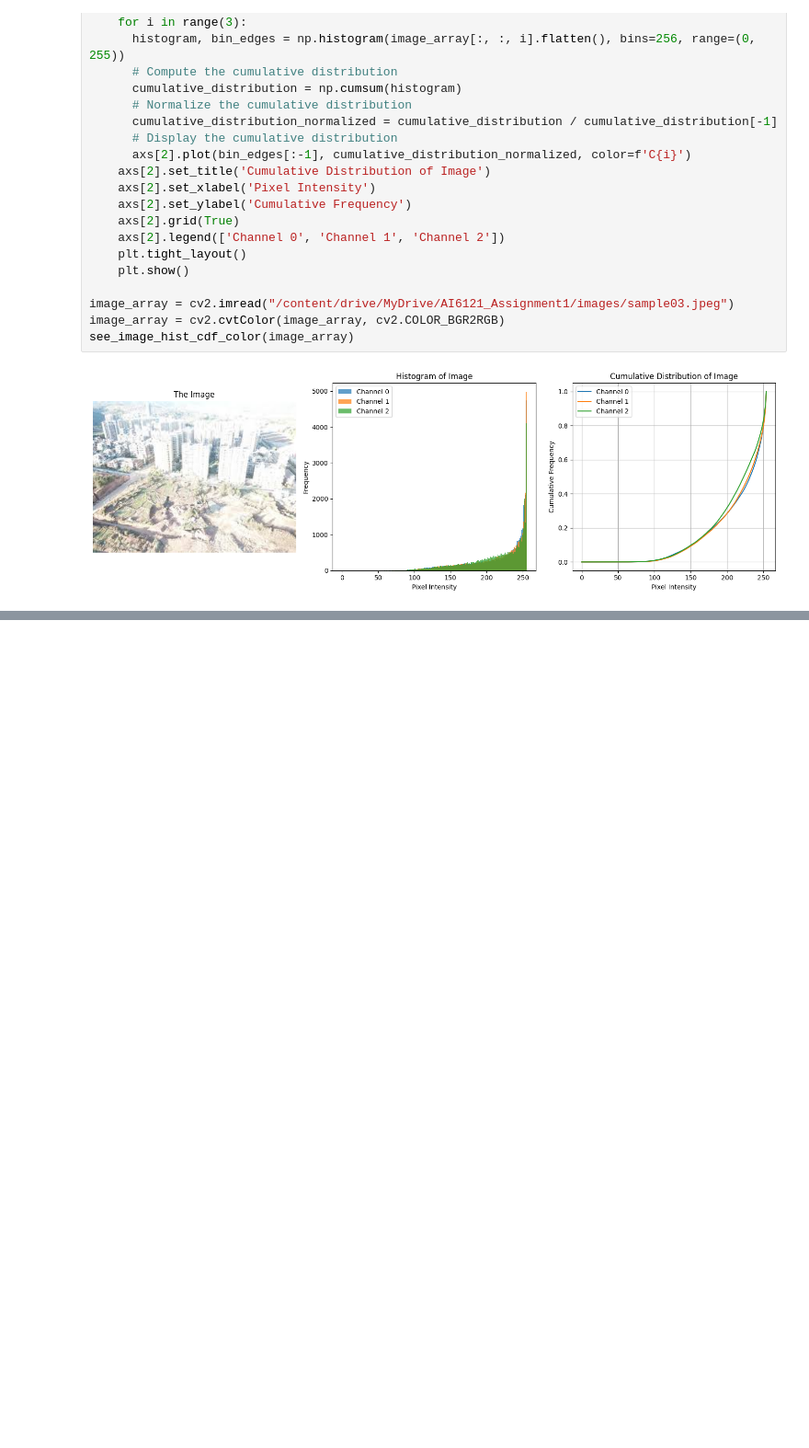
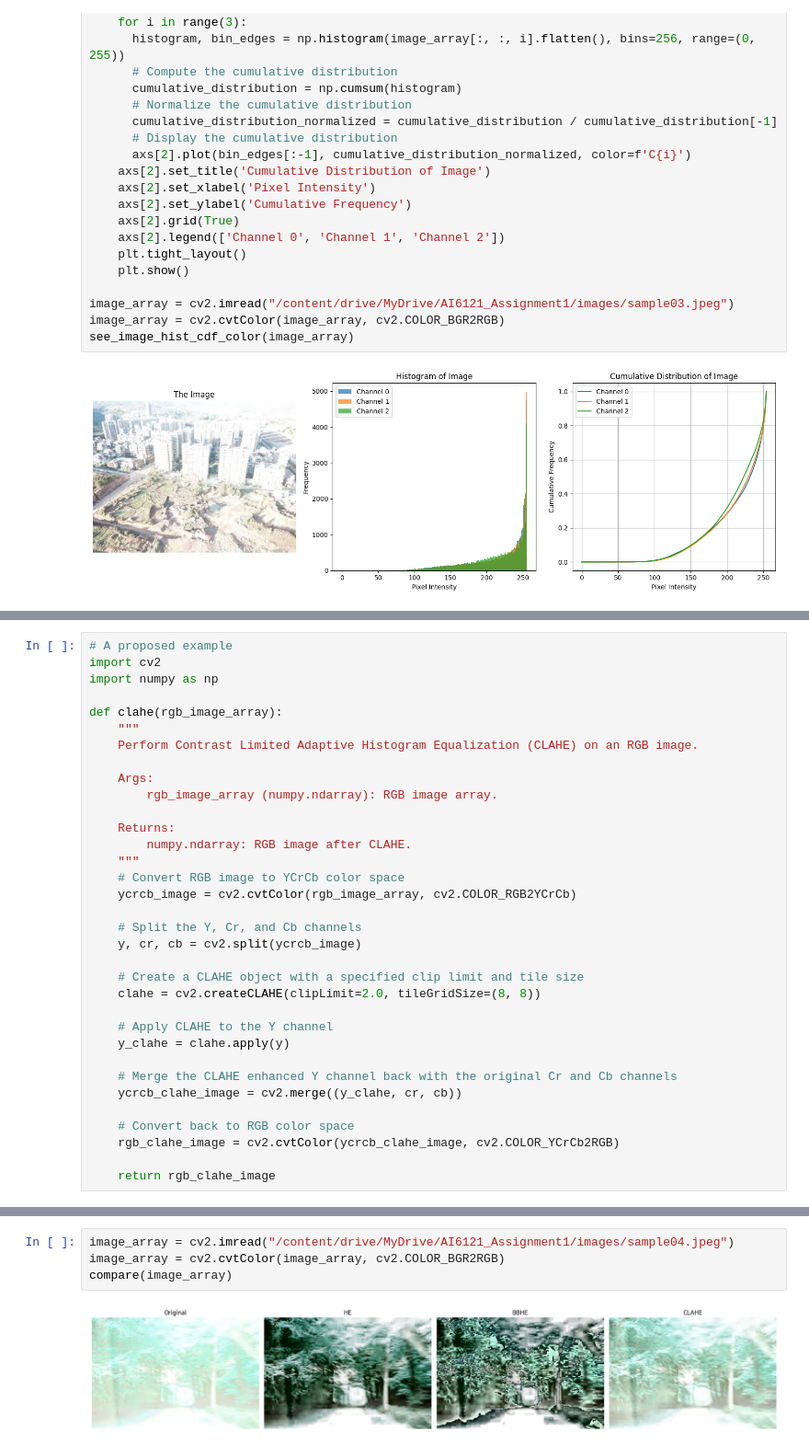
Before and after one commit to XiangKeYiNTU/AI6121_Assignment1, a Jupyter notebook: utils.ipynb, the cells around one changed output, grey strips where cells are left out. Shown at 92% size. Cells and saved outputs as stored; diff of their text form; blank space fills up the shorter version.

Commit message:
Visualization Utils Finished

```diff
--- a/utils.ipynb
+++ b/utils.ipynb
@@ -247,0 +321,34 @@ see_image_hist_cdf_color(image_array)
+# %%
+# A proposed example
+import cv2
+import numpy as np
+
+def clahe(rgb_image_array):
+    """
+    Perform Contrast Limited Adaptive Histogram Equalization (CLAHE) on an RGB image.
+
+    Args:
+        rgb_image_array (numpy.ndarray): RGB image array.
+
+    Returns:
+        numpy.ndarray: RGB image after CLAHE.
+    """
+    # Convert RGB image to YCrCb color space
+    ycrcb_image = cv2.cvtColor(rgb_image_array, cv2.COLOR_RGB2YCrCb)
+
+    # Split the Y, Cr, and Cb channels
+    y, cr, cb = cv2.split(ycrcb_image)
+
+    # Create a CLAHE object with a specified clip limit and tile size
+    clahe = cv2.createCLAHE(clipLimit=2.0, tileGridSize=(8, 8))
+
+    # Apply CLAHE to the Y channel
+    y_clahe = clahe.apply(y)
+
+    # Merge the CLAHE enhanced Y channel back with the original Cr and Cb channels
+    ycrcb_clahe_image = cv2.merge((y_clahe, cr, cb))
+
+    # Convert back to RGB color space
+    rgb_clahe_image = cv2.cvtColor(ycrcb_clahe_image, cv2.COLOR_YCrCb2RGB)
+
+    return rgb_clahe_image
@@ -247,0 +399,6 @@ see_image_hist_cdf_color(image_array)
+# %%
+image_array = cv2.imread("/content/drive/MyDrive/AI6121_Assignment1/images/sample04.jpeg")
+image_array = cv2.cvtColor(image_array, cv2.COLOR_BGR2RGB)
+compare(image_array)
+# %% [output]
+[figure, added]
```
Also changed, not shown: parts of 5 cells of this notebook.
